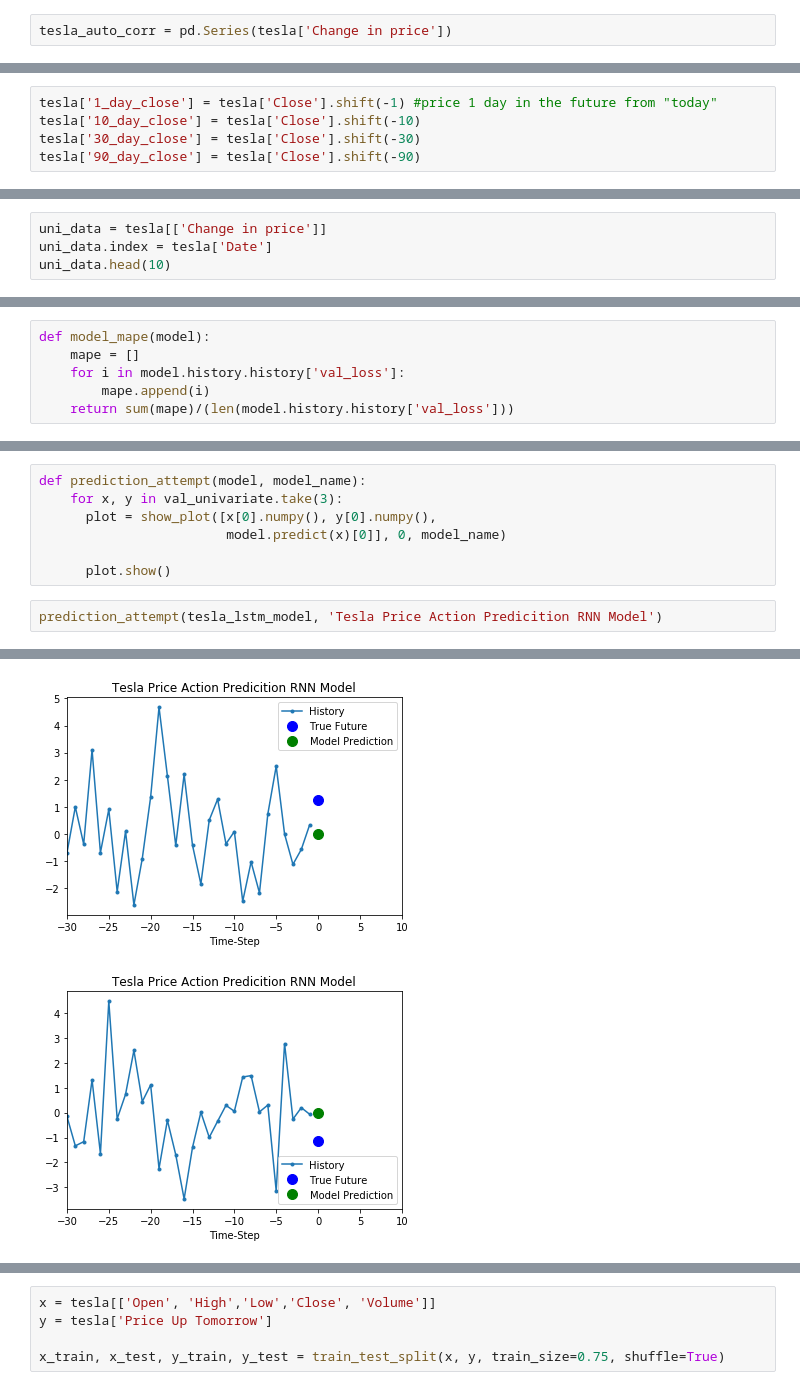
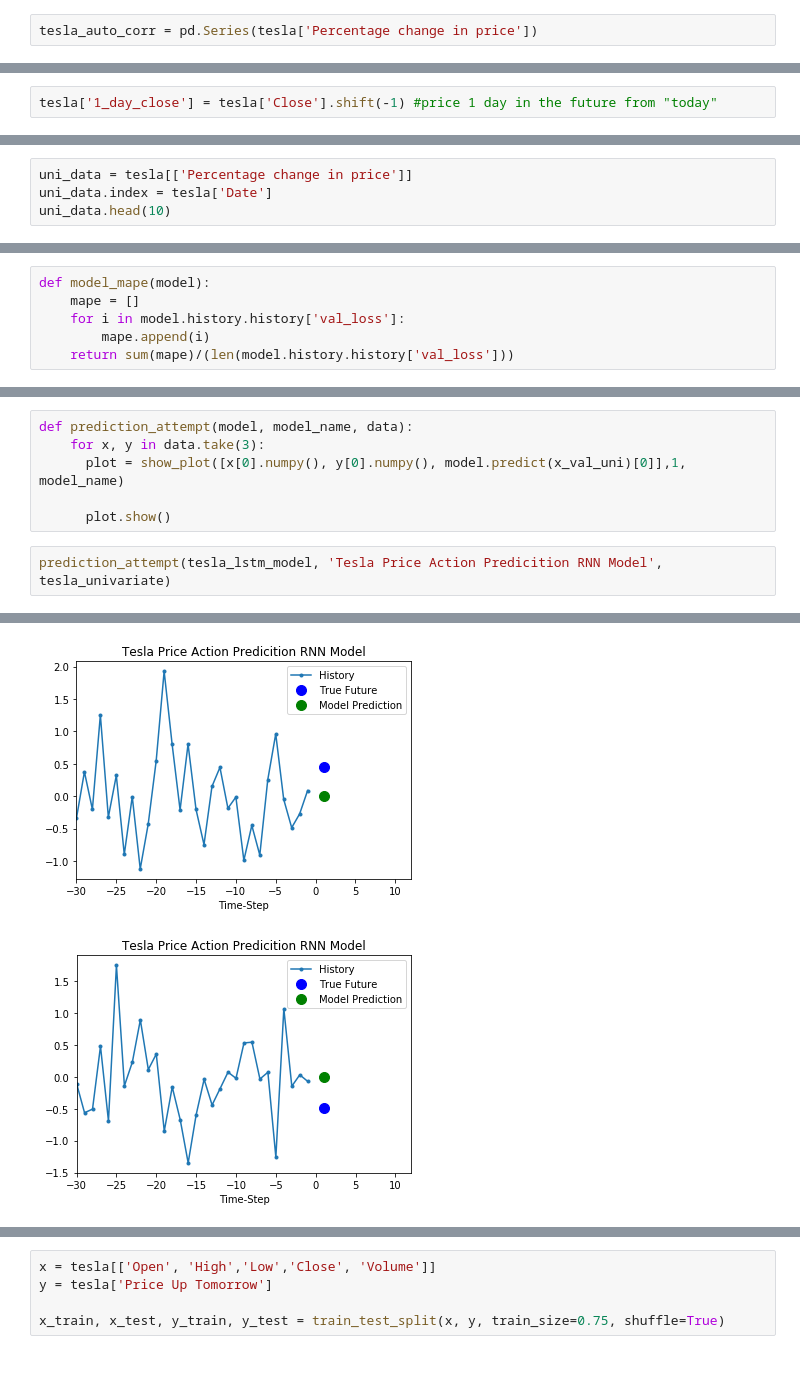
Before and after one commit to ohashioji/EfficientMarketTestML, a Jupyter notebook: efficient_markets.ipynb, the cells around one changed output, grey strips where cells are left out. Cells and saved outputs as stored; diff of their text form.

```diff
--- a/efficient_markets.ipynb
+++ b/efficient_markets.ipynb
@@ -79,3 +80,3 @@ Name: Change in price, dtype: float64
 # %%
-tesla_auto_corr = pd.Series(tesla['Change in price'])
+tesla_auto_corr = pd.Series(tesla['Percentage change in price'])
 # %%
@@ -95,9 +96,6 @@ tesla['tesla_30_day_autocorr'] = tesla_auto_corr.autocorr(lag=30) #30 days ago
 tesla['Tesla_90_day_autocorr'] = tesla_auto_corr.autocorr(lag=90) #90 days ago
 # %%
 tesla['1_day_close'] = tesla['Close'].shift(-1) #price 1 day in the future from "today"
-tesla['10_day_close'] = tesla['Close'].shift(-10)
-tesla['30_day_close'] = tesla['Close'].shift(-30)
-tesla['90_day_close'] = tesla['Close'].shift(-90)
 # %%
 tesla['Price Up Tomorrow'] = np.where(tesla['Close'].shift(-1)>tesla['Close'], 1, 0) #Price Up Tomorrow Tomorrow is True (1) if tomorrows
 #closing price is higher than todays. This will be our dependent variable we are trying to predict for our classficiation model
@@ -143,7 +141,7 @@ TRAIN_SPLIT = 1743 #represents a 75% training split
 # %%
 tf.random.set_seed(13)
 # %%
-uni_data = tesla[['Change in price']]
+uni_data = tesla[['Percentage change in price']]
 uni_data.index = tesla['Date']
 uni_data.head(10)
 # %% [output]
@@ -256,10 +254,9 @@ Tesla dataset MAPE: 103.68483657836914
 # %%
-def prediction_attempt(model, model_name):
-    for x, y in val_univariate.take(3):
-      plot = show_plot([x[0].numpy(), y[0].numpy(),
-                        model.predict(x)[0]], 0, model_name)
+def prediction_attempt(model, model_name, data):
+    for x, y in data.take(3):
+      plot = show_plot([x[0].numpy(), y[0].numpy(), model.predict(x_val_uni)[0]],1, model_name)
 
       plot.show()
 # %%
-prediction_attempt(tesla_lstm_model, 'Tesla Price Action Predicition RNN Model')
+prediction_attempt(tesla_lstm_model, 'Tesla Price Action Predicition RNN Model', tesla_univariate)
 # %% [output]
@@ -267,5 +264,5 @@ prediction_attempt(tesla_lstm_model, 'Tesla Price Action Predicition RNN Model')
-[figure, old version]
+[figure, new version]
-[figure, old version]
+[figure, new version]
 # %%
 tesla.head(10)
 # %% [output]
```
Also changed, not shown: parts of 61 cells of this notebook, 2 other files.
